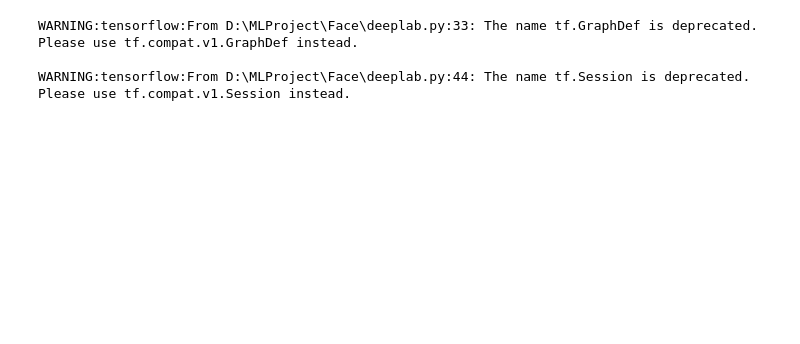
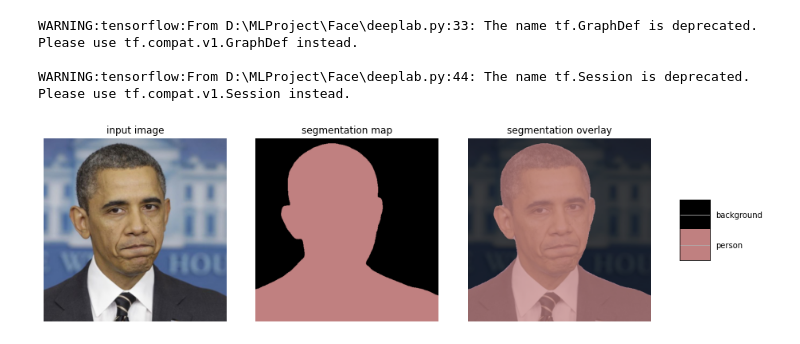
Before and after one commit to nthanhtin/DeepLab-Passport-Image, a Jupyter notebook: Passport Photo Maker.ipynb, the cells around one changed output. Cells and saved outputs as stored; diff of their text form; code cells hidden in the pictures; blank space fills up the shorter version.

```diff
--- a/Passport Photo Maker.ipynb
+++ b/Passport Photo Maker.ipynb
@@ -78,6 +85,10 @@ resized_im, seg_map = MODEL.run(pil_im)
 WARNING:tensorflow:From D:\MLProject\Face\deeplab.py:33: The name tf.GraphDef is deprecated. Please use tf.compat.v1.GraphDef instead.
 
 WARNING:tensorflow:From D:\MLProject\Face\deeplab.py:44: The name tf.Session is deprecated. Please use tf.compat.v1.Session instead.
+# %%
+vis_segmentation(resized_im, seg_map)
+# %% [output]
+[figure, added]
 # %%
 mask = Image.fromarray(create_pascal_label_colormap()[seg_map].astype(np.uint8))
 
```
Also changed, not shown: parts of 3 cells of this notebook, 5 other files.
